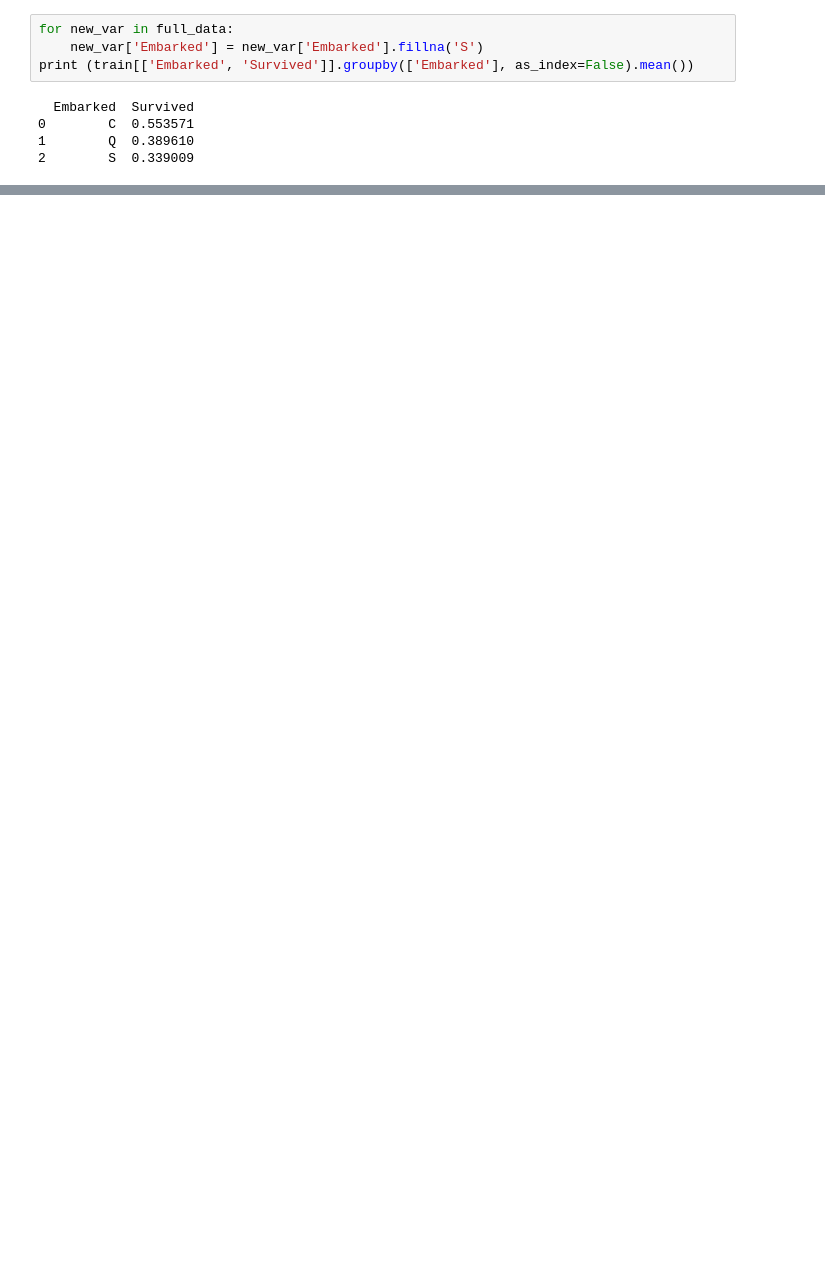
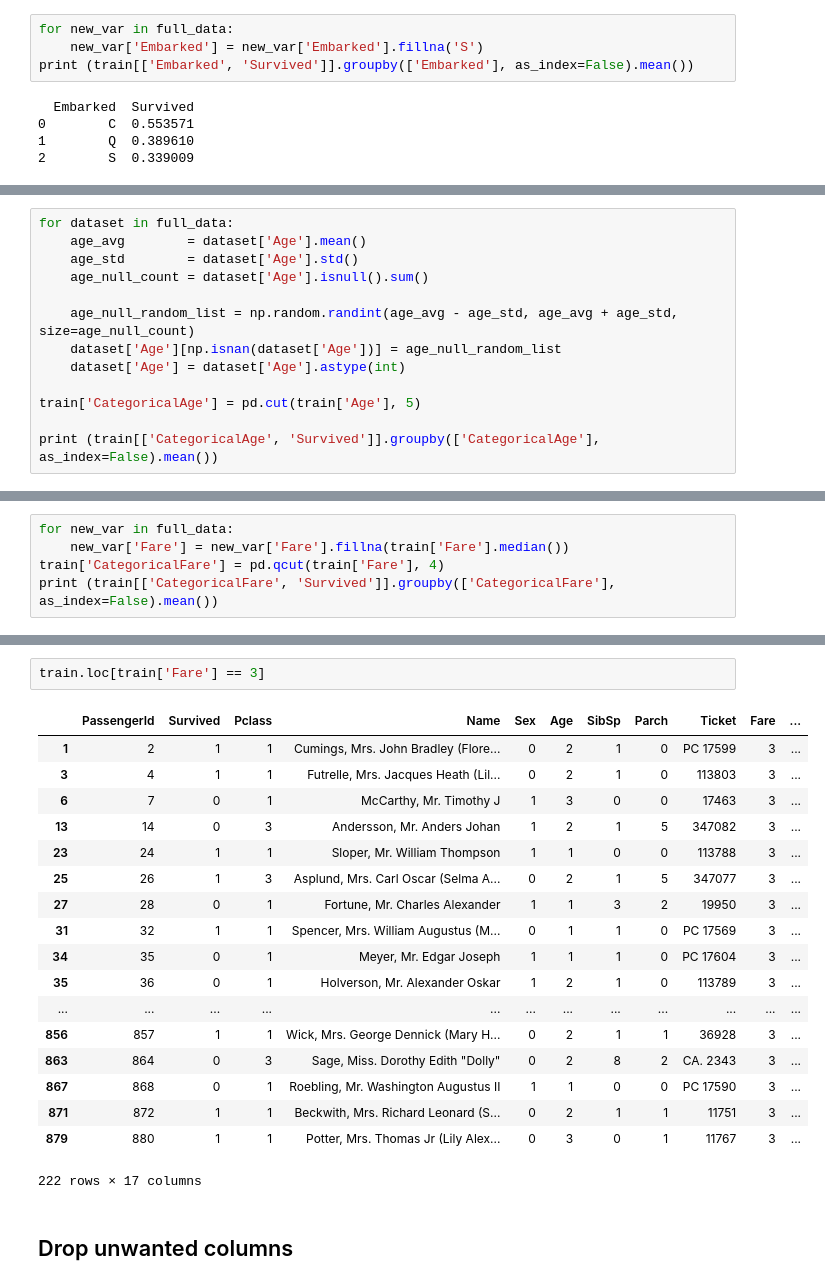
Before and after one commit to vijaypatha/mlcourse, a Jupyter notebook: Titanic Pre-Modeling .ipynb, the cells around one changed output, grey strips where cells are left out. Saved outputs shown, nothing was run; the diff lists cells and outputs as text; blank space fills up the shorter version.

```diff
--- a/Titanic Pre-Modeling .ipynb
+++ b/Titanic Pre-Modeling .ipynb
@@ -313,0 +398,13 @@ print (train[['Embarked', 'Survived']].groupby(['Embarked'], as_index=False).mea
+# %%
+for dataset in full_data:
+    age_avg 	   = dataset['Age'].mean()
+    age_std 	   = dataset['Age'].std()
+    age_null_count = dataset['Age'].isnull().sum()
+
+    age_null_random_list = np.random.randint(age_avg - age_std, age_avg + age_std, size=age_null_count)
+    dataset['Age'][np.isnan(dataset['Age'])] = age_null_random_list
+    dataset['Age'] = dataset['Age'].astype(int)
+
+train['CategoricalAge'] = pd.cut(train['Age'], 5)
+
+print (train[['CategoricalAge', 'Survived']].groupby(['CategoricalAge'], as_index=False).mean())
@@ -313,0 +427,5 @@ print (train[['Embarked', 'Survived']].groupby(['Embarked'], as_index=False).mea
+# %%
+for new_var in full_data:
+    new_var['Fare'] = new_var['Fare'].fillna(train['Fare'].median())
+train['CategoricalFare'] = pd.qcut(train['Fare'], 4)
+print (train[['CategoricalFare', 'Survived']].groupby(['CategoricalFare'], as_index=False).mean())
@@ -313,0 +445,23 @@ print (train[['Embarked', 'Survived']].groupby(['Embarked'], as_index=False).mea
+# %%
+train.loc[train['Fare'] == 3]
+# %% [output]
+|  | PassengerId | Survived | Pclass | Name | Sex | Age | SibSp | Parch | Ticket | Fare | ... |
+| 1 | 2 | 1 | 1 | Cumings, Mrs. John Bradley (Flore... | 0 | 2 | 1 | 0 | PC 17599 | 3 | ... |
+| 3 | 4 | 1 | 1 | Futrelle, Mrs. Jacques Heath (Lil... | 0 | 2 | 1 | 0 | 113803 | 3 | ... |
+| 6 | 7 | 0 | 1 | McCarthy, Mr. Timothy J | 1 | 3 | 0 | 0 | 17463 | 3 | ... |
+| 13 | 14 | 0 | 3 | Andersson, Mr. Anders Johan | 1 | 2 | 1 | 5 | 347082 | 3 | ... |
+| 23 | 24 | 1 | 1 | Sloper, Mr. William Thompson | 1 | 1 | 0 | 0 | 113788 | 3 | ... |
+| 25 | 26 | 1 | 3 | Asplund, Mrs. Carl Oscar (Selma A... | 0 | 2 | 1 | 5 | 347077 | 3 | ... |
+| 27 | 28 | 0 | 1 | Fortune, Mr. Charles Alexander | 1 | 1 | 3 | 2 | 19950 | 3 | ... |
+| 31 | 32 | 1 | 1 | Spencer, Mrs. William Augustus (M... | 0 | 1 | 1 | 0 | PC 17569 | 3 | ... |
+| 34 | 35 | 0 | 1 | Meyer, Mr. Edgar Joseph | 1 | 1 | 1 | 0 | PC 17604 | 3 | ... |
+| 35 | 36 | 0 | 1 | Holverson, Mr. Alexander Oskar | 1 | 2 | 1 | 0 | 113789 | 3 | ... |
+| ... | ... | ... | ... | ... | ... | ... | ... | ... | ... | ... | ... |
+| 856 | 857 | 1 | 1 | Wick, Mrs. George Dennick (Mary H... | 0 | 2 | 1 | 1 | 36928 | 3 | ... |
+| 863 | 864 | 0 | 3 | Sage, Miss. Dorothy Edith "Dolly" | 0 | 2 | 8 | 2 | CA. 2343 | 3 | ... |
+| 867 | 868 | 0 | 1 | Roebling, Mr. Washington Augustus II | 1 | 1 | 0 | 0 | PC 17590 | 3 | ... |
+| 871 | 872 | 1 | 1 | Beckwith, Mrs. Richard Leonard (S... | 0 | 2 | 1 | 1 | 11751 | 3 | ... |
+| 879 | 880 | 1 | 1 | Potter, Mrs. Thomas Jr (Lily Alex... | 0 | 3 | 0 | 1 | 11767 | 3 | ... |
+222 rows × 17 columns
+# %% [markdown]
+## Drop unwanted columns
```
Also changed, not shown: parts of 29 cells of this notebook.
